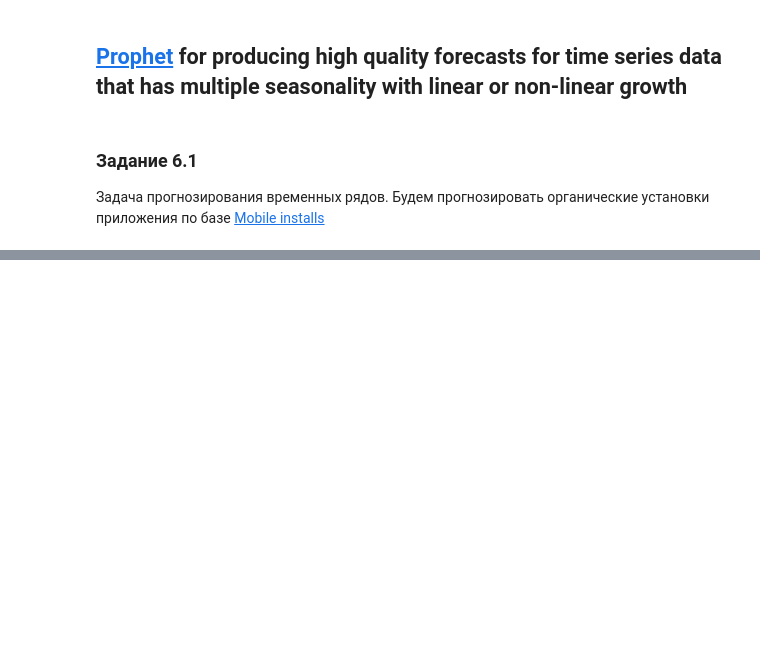
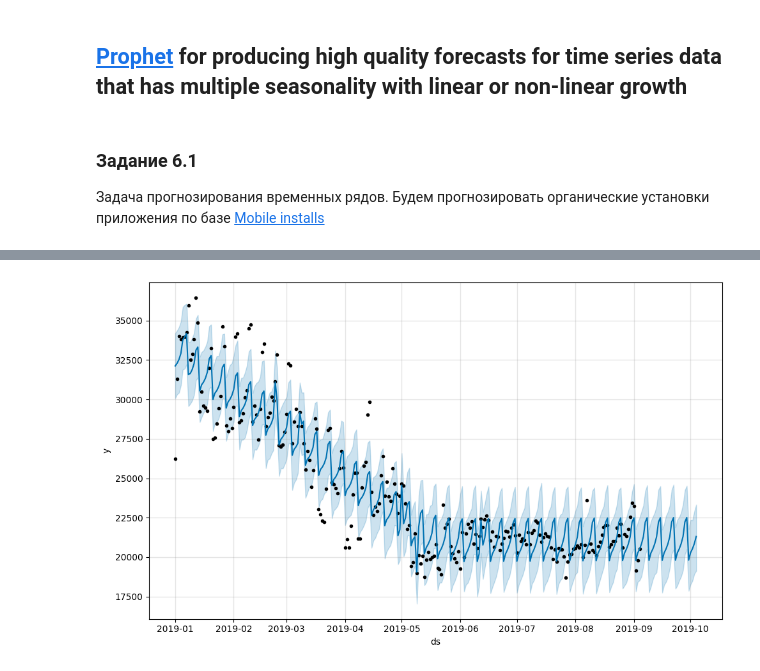
Before and after one commit to aleks-haksly/ClickHouse, a Jupyter notebook: practice/part_6.ipynb, the cells around one changed output, grey strips where cells are left out. Saved outputs shown, nothing was run; the diff lists cells and outputs as text; code cells hidden in the pictures; blank space fills up the shorter version.

Commit message:
predicted plot

```diff
--- a/practice/part_6.ipynb
+++ b/practice/part_6.ipynb
@@ -53,0 +56,11 @@ pd.DataFrame(result, columns=[tuple[0] for tuple in columns])
+# %%
+df_holidays = pd.DataFrame.from_dict(holidays_dict, orient='index').reset_index()
+df_holidays['index'] = pd.to_datetime(df_holidays['index'])
+df_holidays = df_holidays.sort_values('index').rename(columns={'index': 'ds', 0: 'holiday'}).reset_index(drop=True)
+# %%
+n_predictions = 30
+df_train = df[:-n_predictions]
+df_test = df[-n_predictions:]
+# %%
+model = Prophet(holidays=df_holidays, daily_seasonality=False, weekly_seasonality=True, yearly_seasonality=False)
+model.fit(df_train);
@@ -53,0 +77,7 @@ pd.DataFrame(result, columns=[tuple[0] for tuple in columns])
+# %%
+future = model.make_future_dataframe(periods=n_predictions)
+forecast = model.predict(future)
+# %%
+model.plot(forecast);
+# %% [output]
+[figure, added]
```
Also changed, not shown: parts of 7 cells of this notebook.
